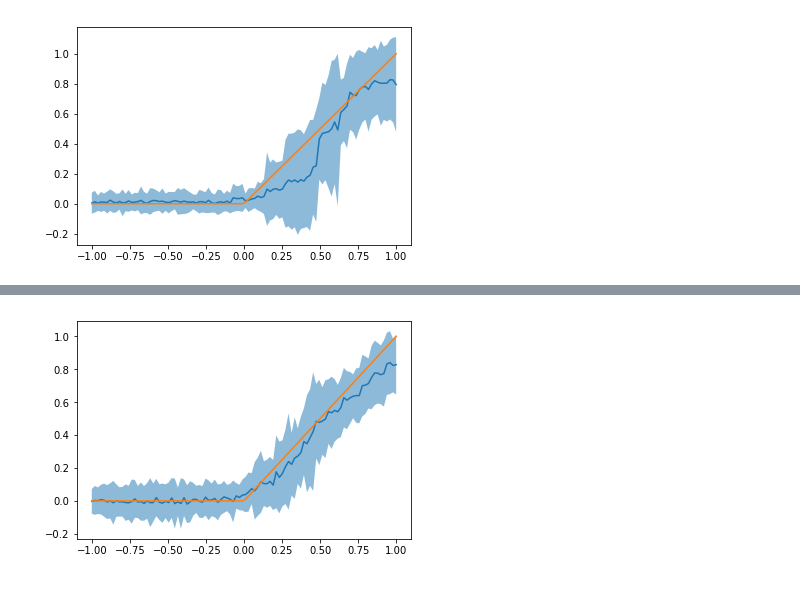
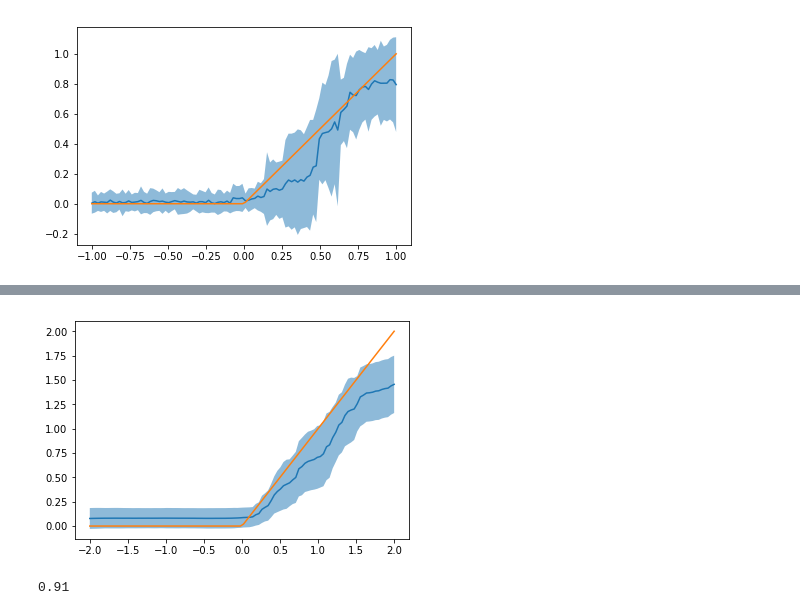
Before and after one commit to py-why/EconML, a Jupyter notebook: notebooks/SubsampledHonestForest.ipynb, the cells around one changed output, grey strips where cells are left out. Saved outputs shown, nothing was run; the diff lists cells and outputs as text; code cells hidden in the pictures.

```diff
--- a/notebooks/SubsampledHonestForest.ipynb
+++ b/notebooks/SubsampledHonestForest.ipynb
@@ -137,21 +137,32 @@ plt.plot(np.linspace(-1, 1, 100), true_fn(np.linspace(-1, 1, 100)[:, np.newaxis]
 plt.show()
 # %% [output]
 [figure]
+# %%
+import numpy as np
+import matplotlib.pyplot as plt
+n = 4000
+d = 10
+X = np.random.normal(0, 1, size=(n, d))
+true_fn = lambda x: np.clip(x[:, 0], 0, np.inf)
+T = np.random.binomial(1, .4 + .2 * (X[:, 0] > 0)).astype(float)
+y = true_fn(X) * T + X[:, 1] + np.clip(X[:, 2], -np.inf, 0) + np.random.normal(size=(n,))
+
+x_grid = np.linspace(-2, 2, 100)
+X_test = np.hstack([x_grid.reshape(-1, 1), np.zeros((100, d-1))])
 # %%
 from econml.sklearn_extensions.honestforest import SubsampledHonestForest
 from econml.dml import ForestDMLCateEstimator
-from sklearn.ensemble import GradientBoostingRegressor
+from sklearn.ensemble import GradientBoostingRegressor, RandomForestRegressor
 import numpy as np
 import matplotlib.pyplot as plt
-n = 5000
-d = 5
-X = np.random.uniform(-1, 1, size=(n, d))
-true_fn = lambda x: 1*(x[:, 0] > 0) * x[:, 0]
-T = X[:, 0] + np.random.normal(size=(n,))
-y = true_fn(X) * T + X[:, 0] + np.random.normal(size=(n,))
-est = ForestDMLCateEstimator(model_y=GradientBoostingRegressor(min_samples_leaf=30),
-                             model_t=GradientBoostingRegressor(min_samples_leaf=30),
-                             n_estimators=1000, global_averaging=True, verbose=1)
+
+est = ForestDMLCateEstimator(model_y=RandomForestRegressor(n_estimators=1000,
+                                                           max_depth=4, min_samples_leaf=10),
+                             model_t=RandomForestRegressor(n_estimators=1000,
+                                                           max_depth=4, min_samples_leaf=10),
+                             n_estimators=4000, global_averaging=True,
+                             verbose=1,
+                             min_samples_leaf=5, min_weight_fraction_leaf=.01)
 est.fit(y, T, X)
 # %% [output]
 [Parallel(n_jobs=1)]: Using backend SequentialBackend with 1 concurrent workers.
@@ -159,6 +170,5 @@ est.fit(y, T, X)
 # %%
-X_test = np.hstack([np.linspace(-1, 1, 100).reshape(-1, 1), np.random.normal(size=(100, d-1))])
 point = est.effect(X_test)
-low, up = est.effect_interval(X_test, 1, 99, normal=True)
+low, up = est.effect_interval(X_test, 5, 95, normal=True)
 # %% [output]
 [Parallel(n_jobs=1)]: Using backend SequentialBackend with 1 concurrent workers.
@@ -168,7 +178,12 @@ low, up = est.effect_interval(X_test, 1, 99, normal=True)
 # %%
-plt.fill_between(np.linspace(-1, 1, 100), low, up, alpha=.5)
-plt.plot(np.linspace(-1, 1, 100), point)
-plt.plot(np.linspace(-1, 1, 100), true_fn(np.linspace(-1, 1, 100)[:, np.newaxis]))
+plt.fill_between(x_grid, low, up, alpha=.5)
+plt.plot(x_grid, point)
+plt.plot(x_grid, true_fn(x_grid[:, np.newaxis]))
 plt.show()
 # %% [output]
-[figure, old version]
+[figure, new version]
+# %%
+truth = true_fn(x_grid[:, np.newaxis])
+print(np.mean((low <= truth) & (truth <= up)))
+# %% [output]
+0.91
```
Also changed, not shown: parts of 6 cells of this notebook, 1 other file.
